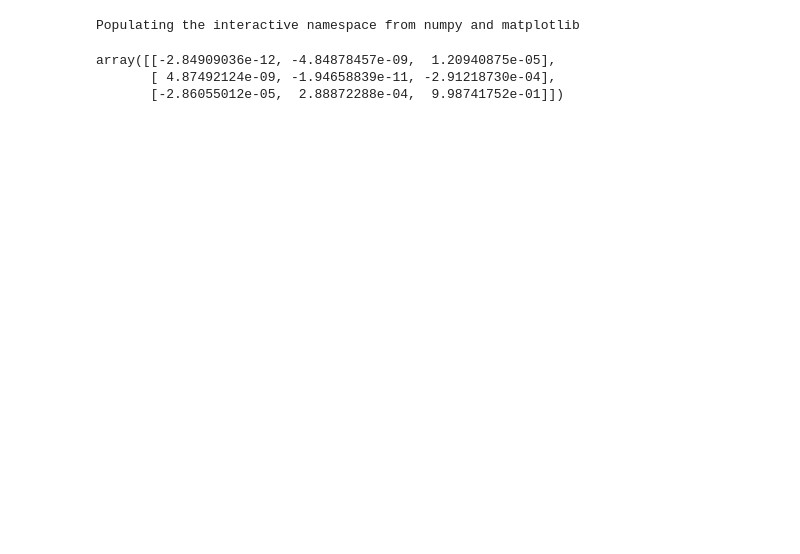
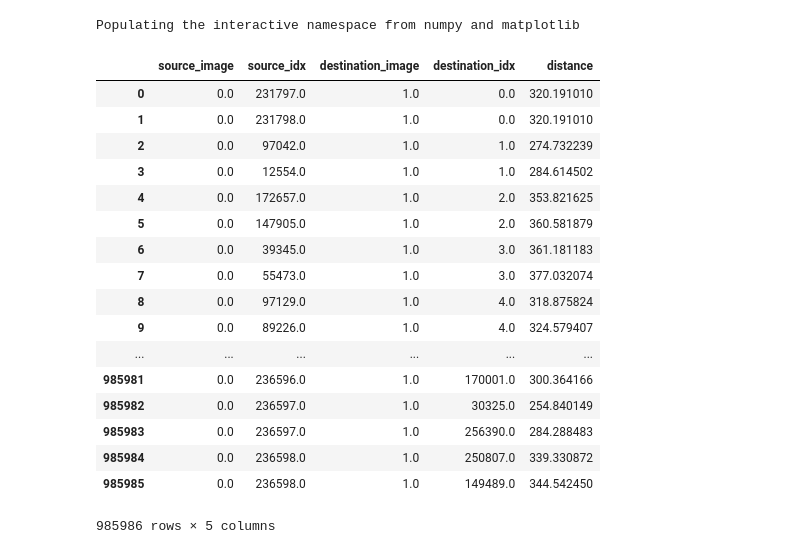
Before and after one commit to cneubauerUSGS/autocnet, a Jupyter notebook: notebooks/CTX_Trio.ipynb, the cells around one changed output. Saved outputs shown, nothing was run; the diff lists cells and outputs as text; code cells hidden in the pictures; blank space fills up the shorter version.

```diff
--- a/notebooks/CTX_Trio.ipynb
+++ b/notebooks/CTX_Trio.ipynb
@@ -34,4 +34,25 @@ cg.match()
 cg.symmetry_checks()
 # %%
 cg.ratio_checks(clean_keys=['symmetry'])
+# %%
+cg[0][1]['data'].matches
+# %% [output]
+|  | source_image | source_idx | destination_image | destination_idx | distance |
+| 0 | 0.0 | 231797.0 | 1.0 | 0.0 | 320.191010 |
+| 1 | 0.0 | 231798.0 | 1.0 | 0.0 | 320.191010 |
+| 2 | 0.0 | 97042.0 | 1.0 | 1.0 | 274.732239 |
+| 3 | 0.0 | 12554.0 | 1.0 | 1.0 | 284.614502 |
+| 4 | 0.0 | 172657.0 | 1.0 | 2.0 | 353.821625 |
+| 5 | 0.0 | 147905.0 | 1.0 | 2.0 | 360.581879 |
+| 6 | 0.0 | 39345.0 | 1.0 | 3.0 | 361.181183 |
+| 7 | 0.0 | 55473.0 | 1.0 | 3.0 | 377.032074 |
+| 8 | 0.0 | 97129.0 | 1.0 | 4.0 | 318.875824 |
+| 9 | 0.0 | 89226.0 | 1.0 | 4.0 | 324.579407 |
+| ... | ... | ... | ... | ... | ... |
+| 985981 | 0.0 | 236596.0 | 1.0 | 170001.0 | 300.364166 |
+| 985982 | 0.0 | 236597.0 | 1.0 | 30325.0 | 254.840149 |
+| 985983 | 0.0 | 236597.0 | 1.0 | 256390.0 | 284.288483 |
+| 985984 | 0.0 | 236598.0 | 1.0 | 250807.0 | 339.330872 |
+| 985985 | 0.0 | 236598.0 | 1.0 | 149489.0 | 344.542450 |
+985986 rows × 5 columns
 # %%
@@ -39,7 +60,3 @@ cg.compute_fundamental_matrices(clean_keys=['ratio', 'symmetry'])
 # %%
-cg.edges[0, 1]['data']['fundamental_matrix']
+# cg.edges[0, 1]['data']['fundamental_matrix']
-# %% [output]
-array([[-2.84909036e-12, -4.84878457e-09,  1.20940875e-05],
-       [ 4.87492124e-09, -1.94658839e-11, -2.91218730e-04],
-       [-2.86055012e-05,  2.88872288e-04,  9.98741752e-01]])
 # %%
```
Also changed, not shown: parts of 16 cells of this notebook.
